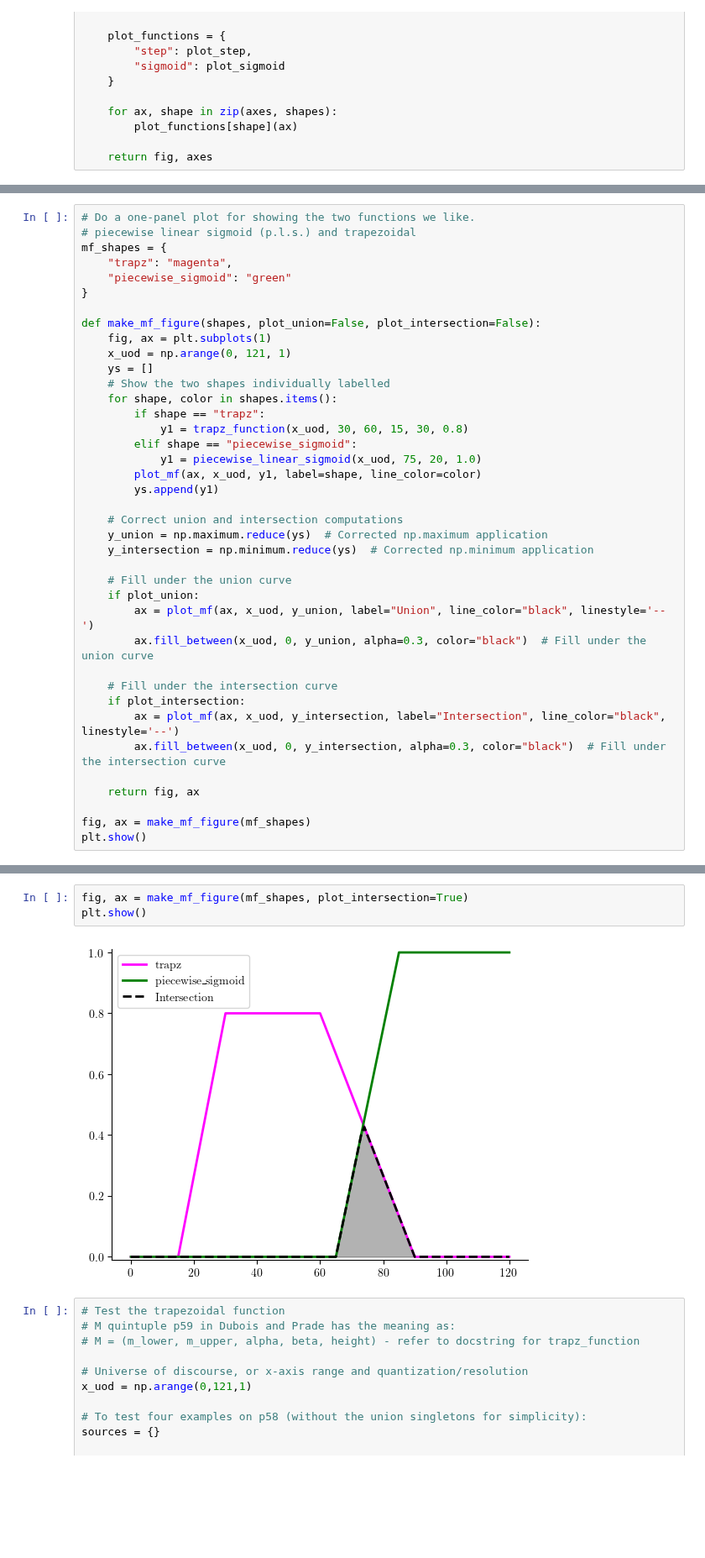
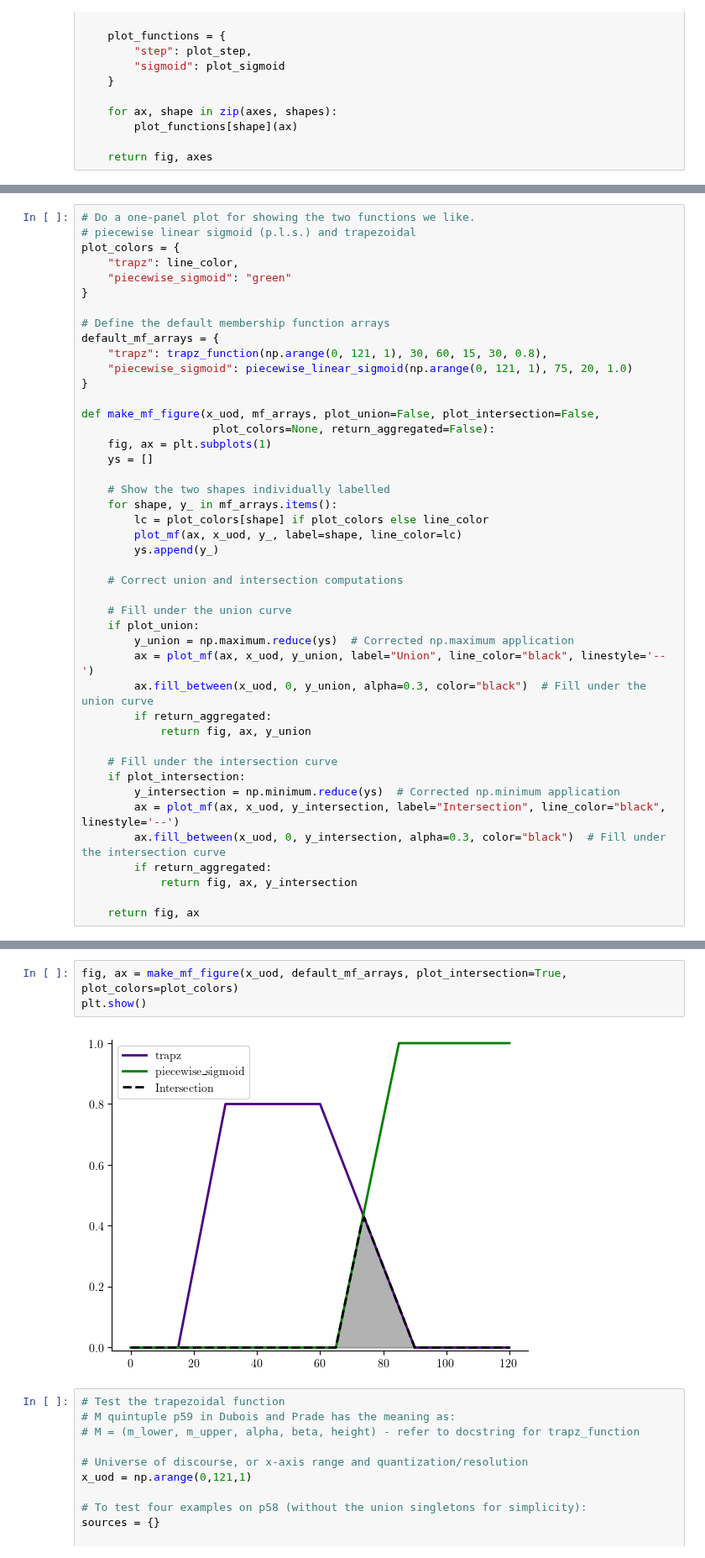
Before and after one commit to Bingham-Research-Center/clyfar, a Jupyter notebook: notebooks/guide_to_fuzzy_inference.ipynb, the cells around one changed output, grey strips where cells are left out. Shown at 84% size. Drawn from its saved outputs; the diff is of its cells as text; blank space fills up the shorter version.

Commit message:
New graphics for paper/talk etc

```diff
--- a/notebooks/guide_to_fuzzy_inference.ipynb
+++ b/notebooks/guide_to_fuzzy_inference.ipynb
@@ -198,39 +204,44 @@ def plot_mf(ax, x, y, label=None, line_color="magenta", **kwargs):
 # %%
 # Do a one-panel plot for showing the two functions we like.
 # piecewise linear sigmoid (p.l.s.) and trapezoidal
-mf_shapes = {
-    "trapz": "magenta",
+plot_colors = {
+    "trapz": line_color,
     "piecewise_sigmoid": "green"
 }
 
-def make_mf_figure(shapes, plot_union=False, plot_intersection=False):
+# Define the default membership function arrays
+default_mf_arrays = {
+    "trapz": trapz_function(np.arange(0, 121, 1), 30, 60, 15, 30, 0.8),
+    "piecewise_sigmoid": piecewise_linear_sigmoid(np.arange(0, 121, 1), 75, 20, 1.0)
+}
+
+def make_mf_figure(x_uod, mf_arrays, plot_union=False, plot_intersection=False,
+                    plot_colors=None, return_aggregated=False):
     fig, ax = plt.subplots(1)
-    x_uod = np.arange(0, 121, 1)
     ys = []
+
     # Show the two shapes individually labelled
-    for shape, color in shapes.items():
-        if shape == "trapz":
-            y1 = trapz_function(x_uod, 30, 60, 15, 30, 0.8)
-        elif shape == "piecewise_sigmoid":
-            y1 = piecewise_linear_sigmoid(x_uod, 75, 20, 1.0)
-        plot_mf(ax, x_uod, y1, label=shape, line_color=color)
-        ys.append(y1)
+    for shape, y_ in mf_arrays.items():
+        lc = plot_colors[shape] if plot_colors else line_color
+        plot_mf(ax, x_uod, y_, label=shape, line_color=lc)
+        ys.append(y_)
 
     # Correct union and intersection computations
-    y_union = np.maximum.reduce(ys)  # Corrected np.maximum application
-    y_intersection = np.minimum.reduce(ys)  # Corrected np.minimum application
 
     # Fill under the union curve
     if plot_union:
+        y_union = np.maximum.reduce(ys)  # Corrected np.maximum application
         ax = plot_mf(ax, x_uod, y_union, label="Union", line_color="black", linestyle='--')
         ax.fill_between(x_uod, 0, y_union, alpha=0.3, color="black")  # Fill under the union curve
+        if return_aggregated:
+            return fig, ax, y_union
 
     # Fill under the intersection curve
     if plot_intersection:
+        y_intersection = np.minimum.reduce(ys)  # Corrected np.minimum application
         ax = plot_mf(ax, x_uod, y_intersection, label="Intersection", line_color="black", linestyle='--')
         ax.fill_between(x_uod, 0, y_intersection, alpha=0.3, color="black")  # Fill under the intersection curve
+        if return_aggregated:
+            return fig, ax, y_intersection
 
     return fig, ax
-
-fig, ax = make_mf_figure(mf_shapes)
-plt.show()
@@ -244,8 +262,8 @@ plt.show()
 # %%
-fig, ax = make_mf_figure(mf_shapes, plot_intersection=True)
+fig, ax = make_mf_figure(x_uod, default_mf_arrays, plot_intersection=True, plot_colors=plot_colors)
 plt.show()
 # %% [output]
-[figure, old version]
+[figure, new version]
 # %%
 # Test the trapezoidal function
 # M quintuple p59 in Dubois and Prade has the meaning as:
```
Also changed, not shown: parts of 35 cells of this notebook.
